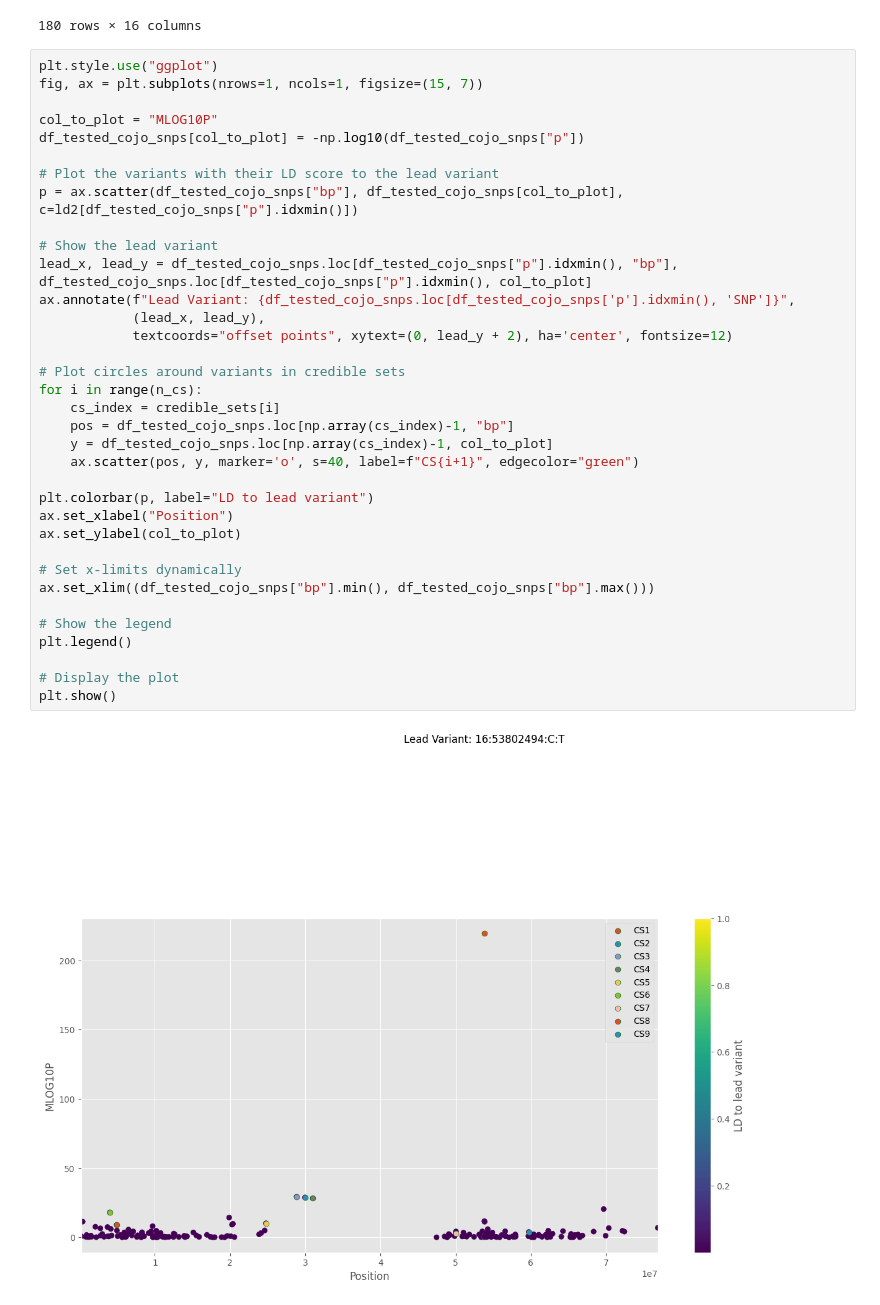
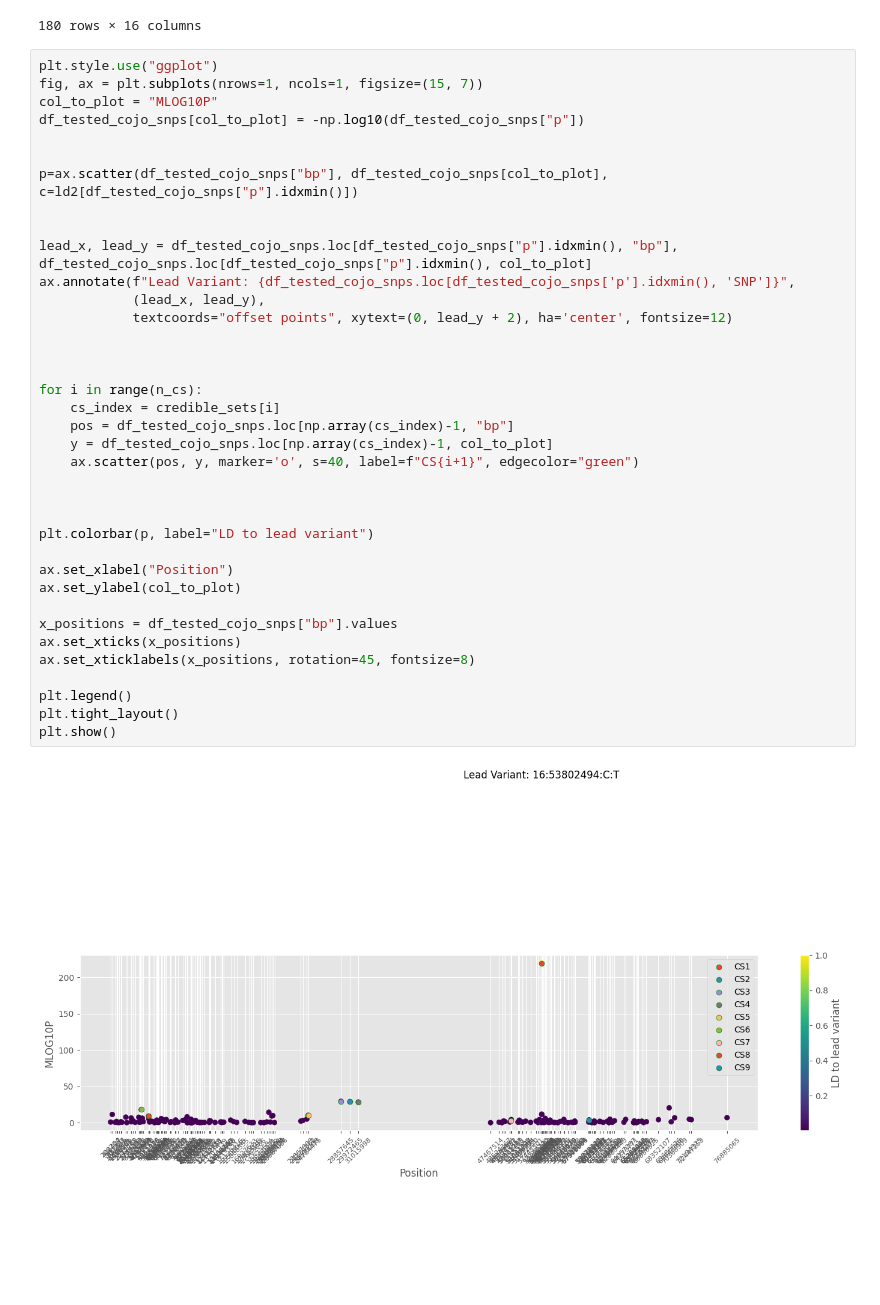
Before and after one commit to RedietNegash/hypothesis-generation-demo, a Jupyter notebook: notebooks/finemapping_susie.ipynb, the cells around one changed output. Drawn from its saved outputs; the diff is of its cells as text; blank space fills up the shorter version.

```diff
--- a/notebooks/finemapping_susie.ipynb
+++ b/notebooks/finemapping_susie.ipynb
@@ -349,40 +353,42 @@ df_tested_cojo_snps
 # %%
 plt.style.use("ggplot")
 fig, ax = plt.subplots(nrows=1, ncols=1, figsize=(15, 7))
-
 col_to_plot = "MLOG10P"
 df_tested_cojo_snps[col_to_plot] = -np.log10(df_tested_cojo_snps["p"])
 
-# Plot the variants with their LD score to the lead variant
-p = ax.scatter(df_tested_cojo_snps["bp"], df_tested_cojo_snps[col_to_plot], c=ld2[df_tested_cojo_snps["p"].idxmin()])
 
-# Show the lead variant
+p=ax.scatter(df_tested_cojo_snps["bp"], df_tested_cojo_snps[col_to_plot], c=ld2[df_tested_cojo_snps["p"].idxmin()])
+
+
 lead_x, lead_y = df_tested_cojo_snps.loc[df_tested_cojo_snps["p"].idxmin(), "bp"], df_tested_cojo_snps.loc[df_tested_cojo_snps["p"].idxmin(), col_to_plot]
 ax.annotate(f"Lead Variant: {df_tested_cojo_snps.loc[df_tested_cojo_snps['p'].idxmin(), 'SNP']}",
             (lead_x, lead_y),
             textcoords="offset points", xytext=(0, lead_y + 2), ha='center', fontsize=12)
 
-# Plot circles around variants in credible sets
+
+
 for i in range(n_cs):
     cs_index = credible_sets[i]
     pos = df_tested_cojo_snps.loc[np.array(cs_index)-1, "bp"]
     y = df_tested_cojo_snps.loc[np.array(cs_index)-1, col_to_plot]
     ax.scatter(pos, y, marker='o', s=40, label=f"CS{i+1}", edgecolor="green")
 
+
+
 plt.colorbar(p, label="LD to lead variant")
+
 ax.set_xlabel("Position")
 ax.set_ylabel(col_to_plot)
 
-# Set x-limits dynamically
-ax.set_xlim((df_tested_cojo_snps["bp"].min(), df_tested_cojo_snps["bp"].max()))
+x_positions = df_tested_cojo_snps["bp"].values
+ax.set_xticks(x_positions)
+ax.set_xticklabels(x_positions, rotation=45, fontsize=8)
 
-# Show the legend
 plt.legend()
-
-# Display the plot
+plt.tight_layout()
 plt.show()
 # %% [output]
-[figure, old version]
+[figure, new version]
 # %%
 plt.style.use("ggplot")
 fig, ax = plt.subplots(nrows=1, ncols=1, figsize=(15, 7))
```
Also changed, not shown: parts of 54 cells of this notebook.
